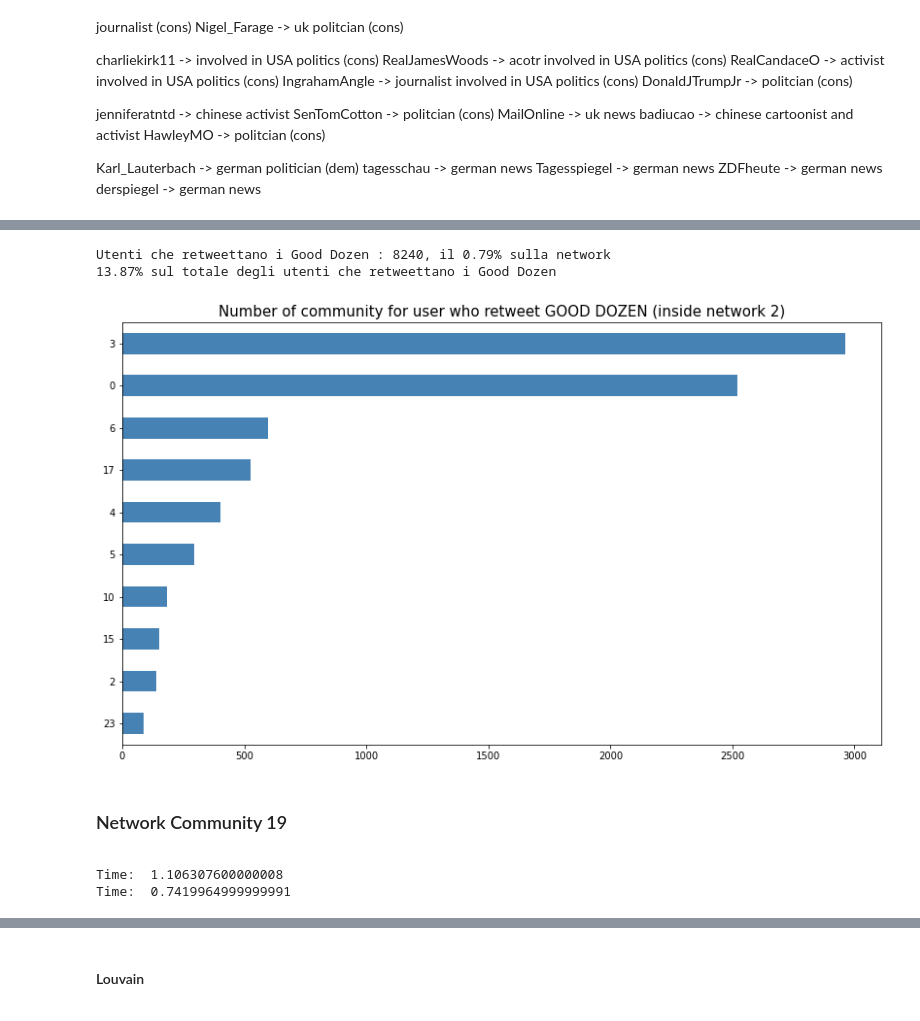
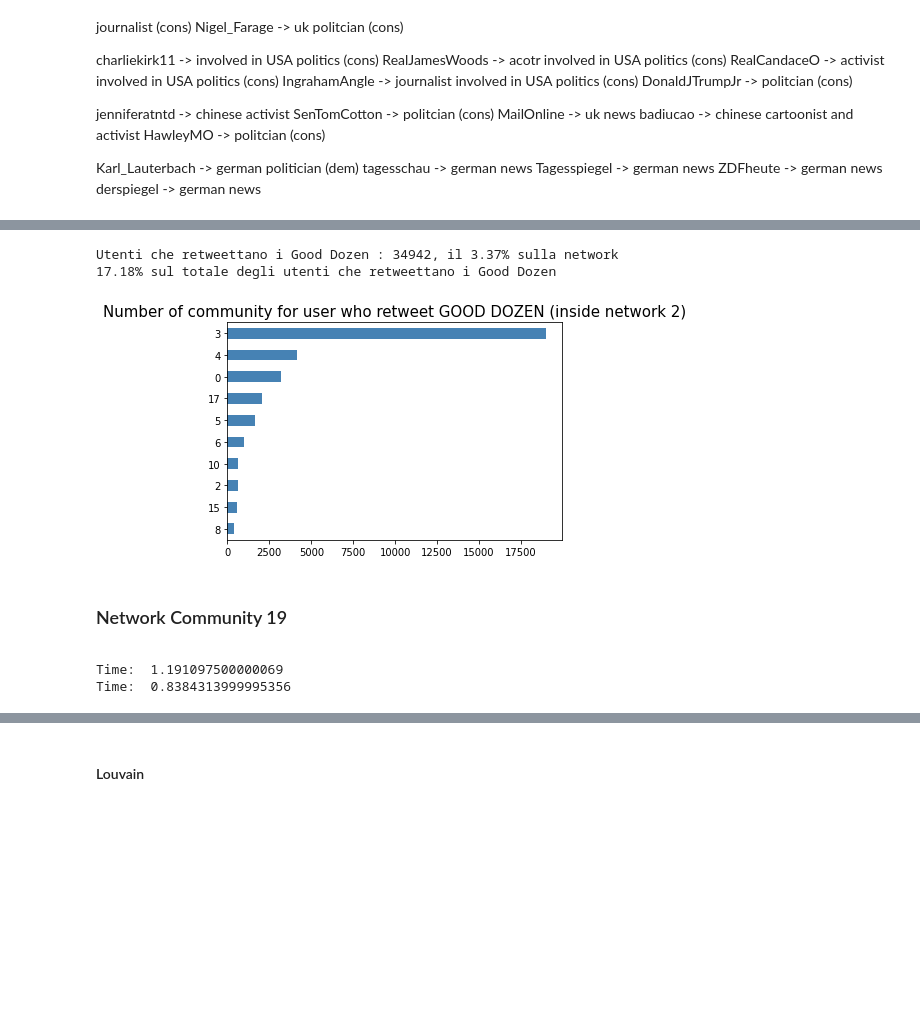
Before and after one commit to gi-ux/BachelorProject, a Jupyter notebook: notebook/network/Subnetworks.ipynb, the cells around one changed output, grey strips where cells are left out. Cells and saved outputs as stored; diff of their text form; code cells hidden in the pictures; blank space fills up the shorter version.

```diff
--- a/notebook/network/Subnetworks.ipynb
+++ b/notebook/network/Subnetworks.ipynb
@@ -114,8 +116,8 @@ def rt_community(df, louvain, col="user_screen_name"):
     return val
 # %%
 def plot_hist(val, title, col="lightseagreen"):
-    fig = plt.figure(figsize=(14, 8))
-    ax = val[:10].plot(kind='barh', color=col, fig=(14,14)) #orange #lightseagreen
+    fig = plt.figure()
+    ax = val[:10].plot(kind='barh', color=col) #orange #lightseagreen
     ax.set_title(title, fontsize=15)
     ax.invert_yaxis()
     plt.show()
@@ -382,6 +331,6 @@ deg_path = glob.glob(path_inside + "degree.json")[0]
 degree_2 = read_from_json(deg_path)
 louvain_2 = read_from_json(louvain_path)
 ccdh_rt_flt_2 = ccdh_rt[ccdh_rt.user_screen_name.isin([x for x in louvain_2])]
-good_rt_flt_2 = good_rt[good_rt.user_screen_name.isin([x for x in louvain_2])]
+good_rt_flt_2 = good_rt[good_rt.screen_name.isin([x for x in louvain_2])]
 # to_remove = ccdh_rt[~ccdh_rt.user_screen_name.isin([x for x in louvain_2])]
 # %% [output]
@@ -545,12 +426,12 @@ Totale degli utenti che retweettano i Bad Dozen in questa network: 48402, il 4.6
 # %%
-val = rt_community(good_rt_flt_2, louvain_2)
+val = rt_community(good_rt_flt_2, louvain_2, "screen_name")
 print(f"Utenti che retweettano i Good Dozen : {val.sum()}, il {round(val.sum()/comm.sum()*100,2)}% sulla network")
 print(f"{round(val.sum()/len(good_rt)*100,2)}% sul totale degli utenti che retweettano i Good Dozen")
 plot_hist(val, "Number of community for user who retweet GOOD DOZEN (inside network 2)", "steelblue")
 # %% [output]
-Utenti che retweettano i Good Dozen : 8240, il 0.79% sulla network
-13.87% sul totale degli utenti che retweettano i Good Dozen
+Utenti che retweettano i Good Dozen : 34942, il 3.37% sulla network
+17.18% sul totale degli utenti che retweettano i Good Dozen
-[figure, old version]
+[figure, new version]
 # %% [markdown]
 ### Network Community 19
 <a id="comm_19"/>
@@ -561,7 +442,7 @@ degree_path = glob.glob(path_inside + "degree*.json")[0]
 degree_19 = read_from_json(degree_path)
 louvain_19 = read_from_json(louvain_path)
 ccdh_rt_flt_19 = ccdh_rt[ccdh_rt.user_screen_name.isin([x for x in louvain_19])]
-good_rt_flt_19 = good_rt[good_rt.user_screen_name.isin([x for x in louvain_19])]
+good_rt_flt_19 = good_rt[good_rt.screen_name.isin([x for x in louvain_19])]
 # %% [output]
-Time:  1.106307600000008
-Time:  0.7419964999999991
+Time:  1.191097500000069
+Time:  0.8384313999995356
```
Also changed, not shown: parts of 46 cells of this notebook, 5 other files.
